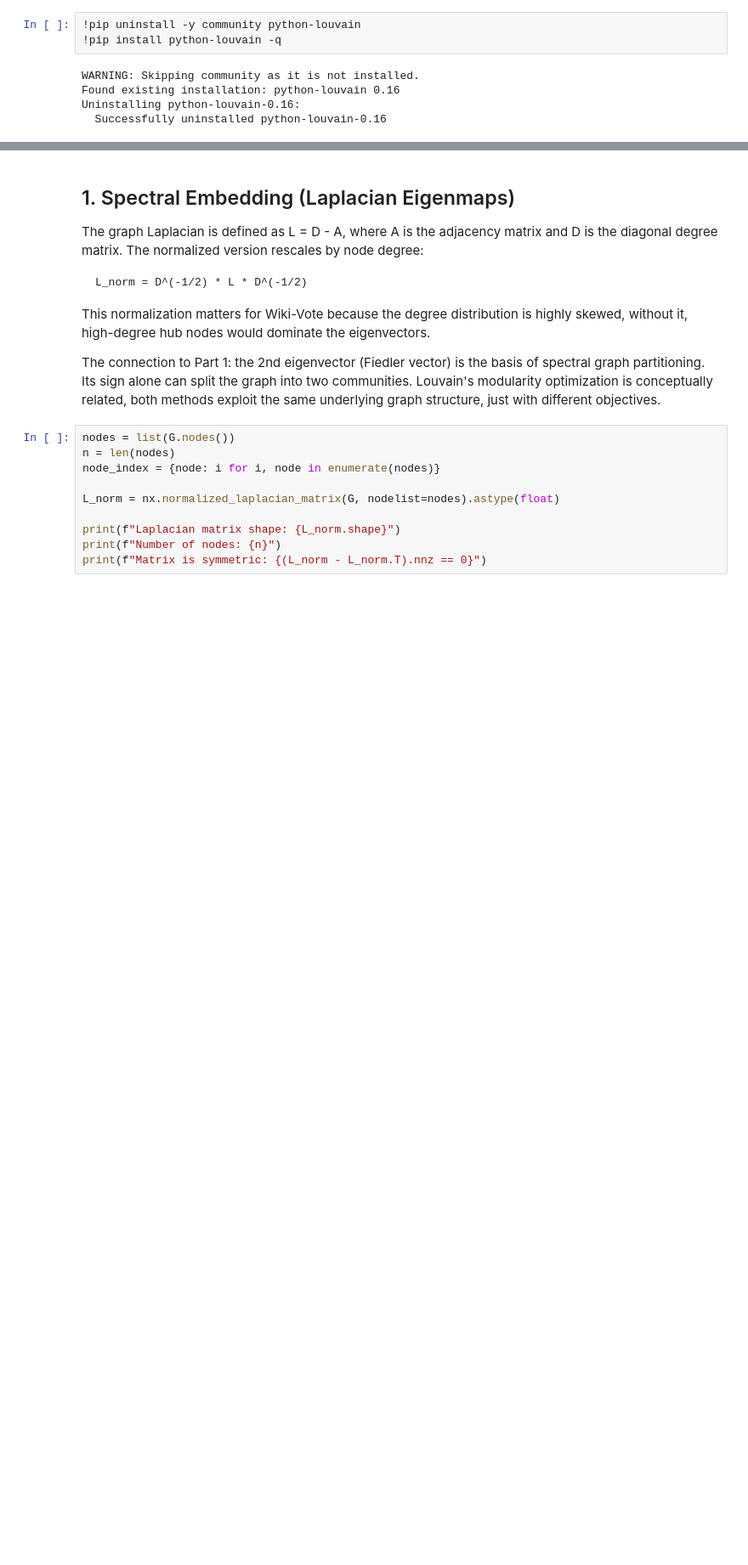
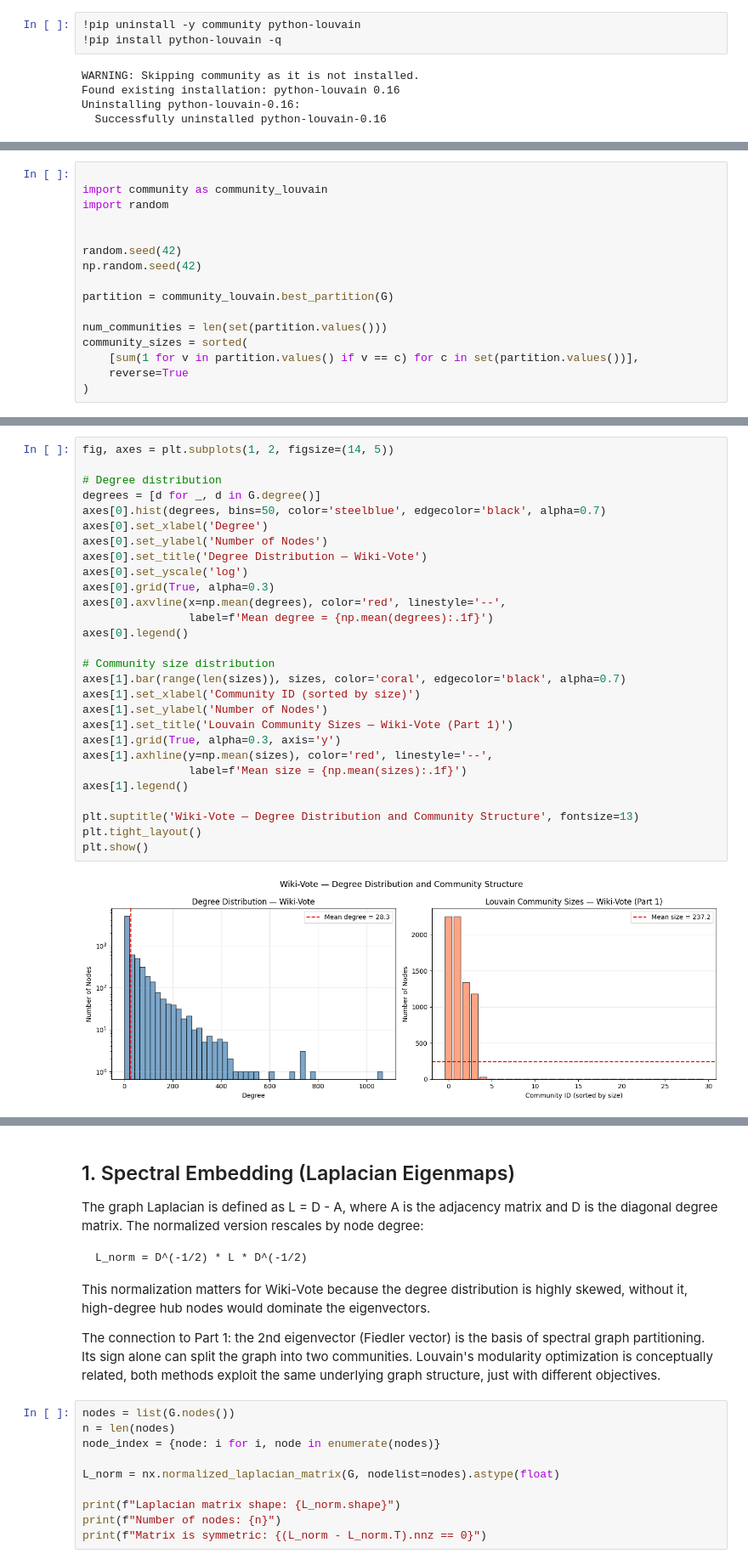
Before and after one commit to saracherif123/Graph-Community-Detection, a Jupyter notebook: wiki_vote_embeddings_gnn.ipynb, the cells around one changed output, grey strips where cells are left out. Shown at 85% size. Drawn from its saved outputs; the diff is of its cells as text; blank space fills up the shorter version.

```diff
--- a/wiki_vote_embeddings_gnn.ipynb
+++ b/wiki_vote_embeddings_gnn.ipynb
@@ -45,0 +60,16 @@ Uninstalling python-louvain-0.16:
+# %%
+
+import community as community_louvain
+import random
+
+
+random.seed(42)
+np.random.seed(42)
+
+partition = community_louvain.best_partition(G)
+
+num_communities = len(set(partition.values()))
+community_sizes = sorted(
+    [sum(1 for v in partition.values() if v == c) for c in set(partition.values())],
+    reverse=True
+)
@@ -45,0 +122,30 @@ Uninstalling python-louvain-0.16:
+# %%
+fig, axes = plt.subplots(1, 2, figsize=(14, 5))
+
+# Degree distribution
+degrees = [d for _, d in G.degree()]
+axes[0].hist(degrees, bins=50, color='steelblue', edgecolor='black', alpha=0.7)
+axes[0].set_xlabel('Degree')
+axes[0].set_ylabel('Number of Nodes')
+axes[0].set_title('Degree Distribution — Wiki-Vote')
+axes[0].set_yscale('log')
+axes[0].grid(True, alpha=0.3)
+axes[0].axvline(x=np.mean(degrees), color='red', linestyle='--',
+                label=f'Mean degree = {np.mean(degrees):.1f}')
+axes[0].legend()
+
+# Community size distribution
+axes[1].bar(range(len(sizes)), sizes, color='coral', edgecolor='black', alpha=0.7)
+axes[1].set_xlabel('Community ID (sorted by size)')
+axes[1].set_ylabel('Number of Nodes')
+axes[1].set_title('Louvain Community Sizes — Wiki-Vote (Part 1)')
+axes[1].grid(True, alpha=0.3, axis='y')
+axes[1].axhline(y=np.mean(sizes), color='red', linestyle='--',
+                label=f'Mean size = {np.mean(sizes):.1f}')
+axes[1].legend()
+
+plt.suptitle('Wiki-Vote — Degree Distribution and Community Structure', fontsize=13)
+plt.tight_layout()
+plt.show()
+# %% [output]
+[figure, added]
```
Also changed, not shown: parts of 9 cells of this notebook, 1 other file.
